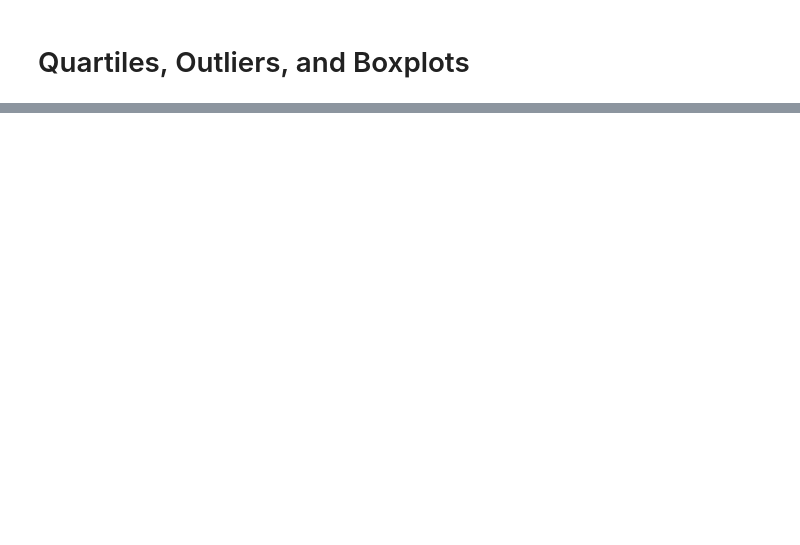
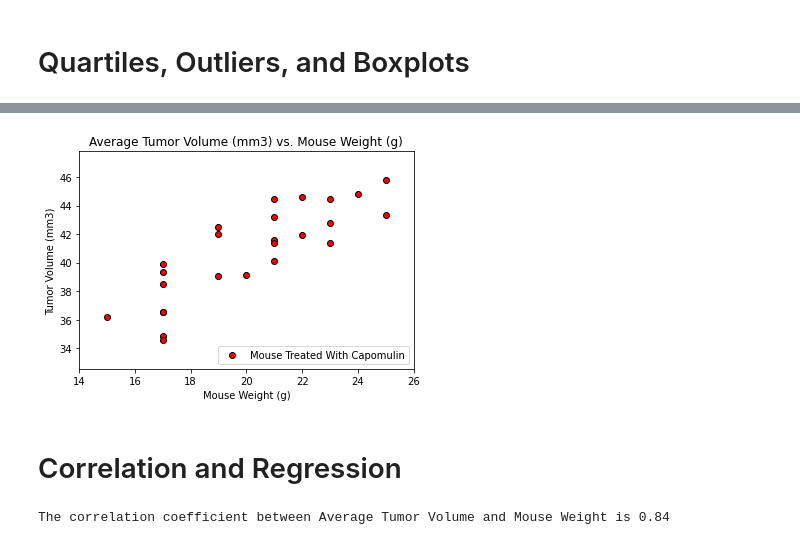
Before and after one commit to EHoaglund94/Week_5_Matplotlib, a Jupyter notebook: The Power of Plots.ipynb, the cells around one changed output, grey strips where cells are left out. Saved outputs shown, nothing was run; the diff lists cells and outputs as text; code cells hidden in the pictures; blank space fills up the shorter version.

```diff
--- a/The Power of Plots.ipynb
+++ b/The Power of Plots.ipynb
@@ -205,0 +287,33 @@ plt.show()
+# %%
+# Generate a scatter plot of average tumor volume vs. mouse weight for the Capomulin regimen
+cap_reg = clean_df.loc[clean_df["Drug Regimen"]== "Capomulin"]
+
+
+cap_avg = cap_reg.groupby(['Mouse ID']).mean()
+x_axis = cap_avg['Weight (g)']
+y_axis = cap_avg['Tumor Volume (mm3)']
+
+plt.scatter(x_axis,y_axis, marker="o", facecolors="red", edgecolors="black", label = 'Mouse Treated With Capomulin')
+plt.ylim(y_axis.min() - 2, y_axis.max() + 2)
+plt.xlim(x_axis.min() -1, x_axis.max() +1)
+
+plt.xlabel("Mouse Weight (g)")
+plt.ylabel("Tumor Volume (mm3)")
+plt.title("Average Tumor Volume (mm3) vs. Mouse Weight (g)")
+plt.legend(loc = 'lower right')
+
+plt.show()
+# %% [output]
+[figure, added]
+# %% [markdown]
+# Correlation and Regression
+# %%
+# Calculate the correlation coefficient and linear regression model
+# for mouse weight and average tumor volume for the Capomulin regimen
+
+
+
+correlation = round(st.pearsonr(x_axis,y_axis)[0],2)
+print(f"The correlation coefficient between Average Tumor Volume and Mouse Weight is {correlation}")
+# %% [output]
+The correlation coefficient between Average Tumor Volume and Mouse Weight is 0.84
```
Also changed, not shown: parts of 9 cells of this notebook.
